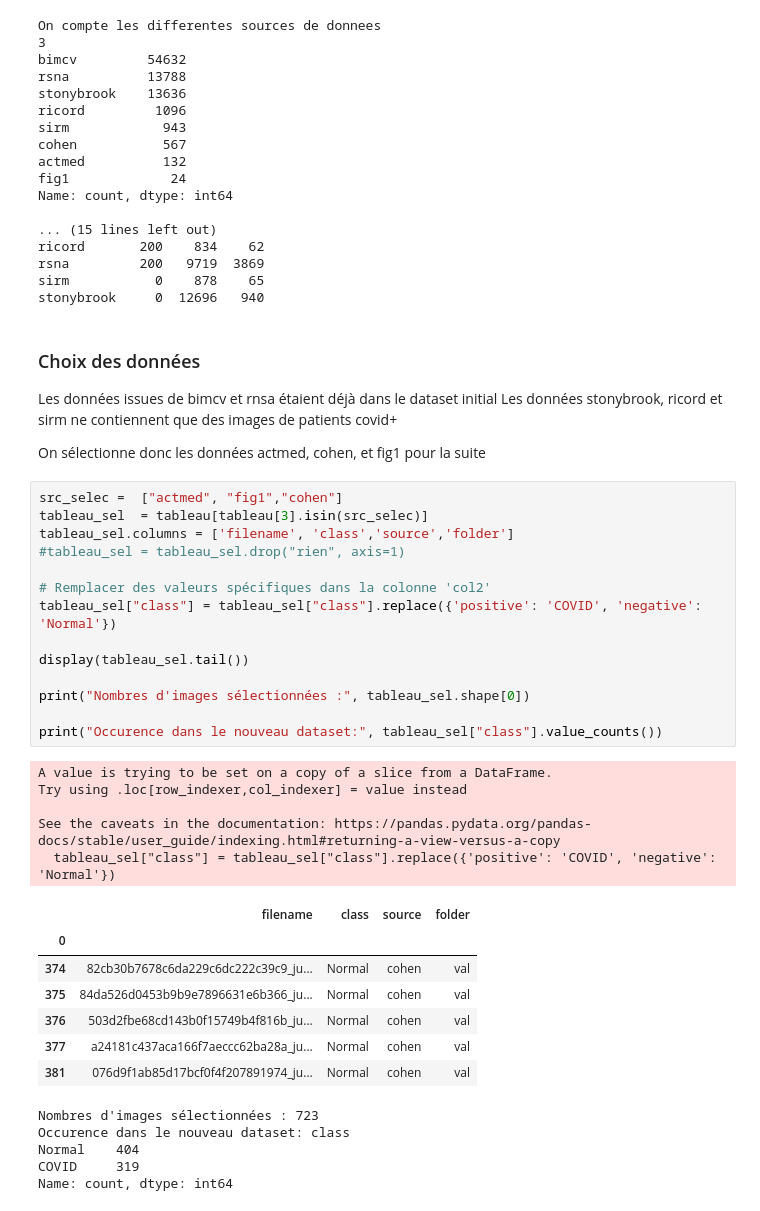
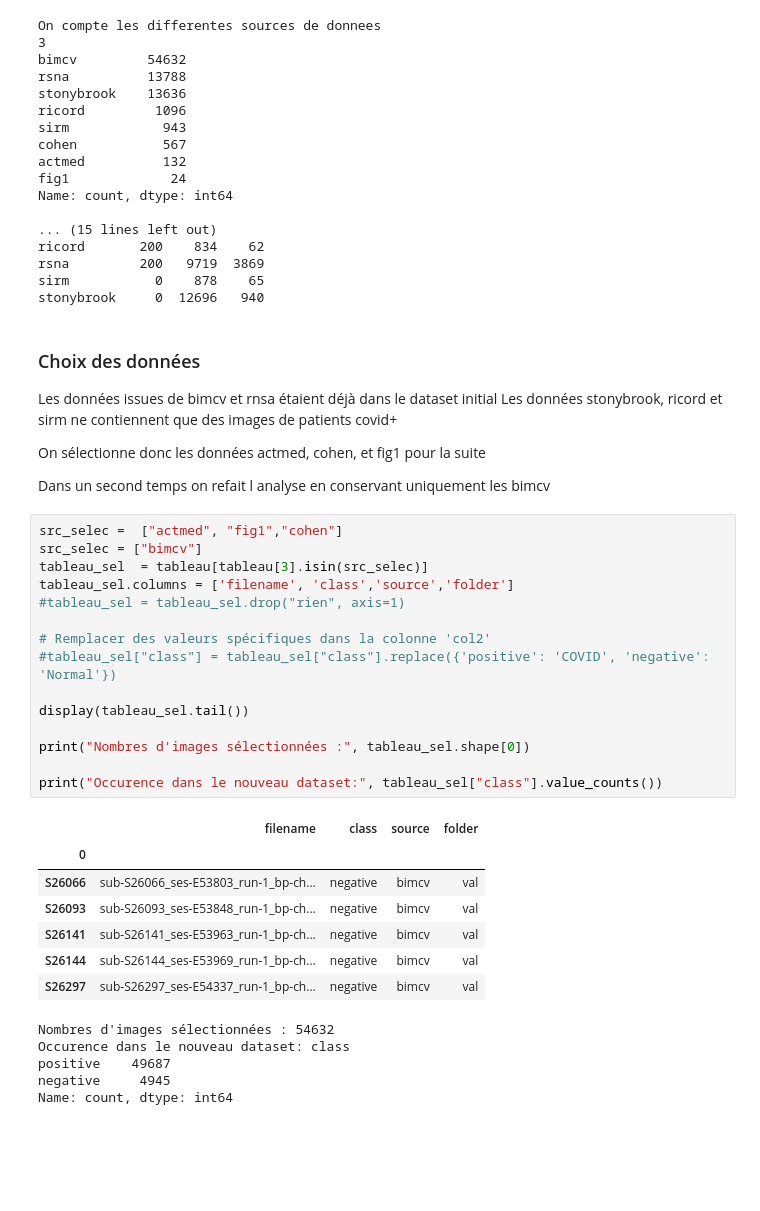
Before and after one commit to mmelkowski/radio_pulmo, a Jupyter notebook: notebooks/CHO_notebook_explore_new_data.ipynb, the cells around one changed output. Saved outputs shown, nothing was run; the diff lists cells and outputs as text; blank space fills up the shorter version.

```diff
--- a/notebooks/CHO_notebook_explore_new_data.ipynb
+++ b/notebooks/CHO_notebook_explore_new_data.ipynb
@@ -134,37 +134,35 @@ Les données issues de bimcv et rnsa étaient déjà dans le dataset initial
 Les données stonybrook, ricord et sirm ne contiennent que des images de patients covid+
 
 On sélectionne donc les données actmed, cohen, et fig1  pour la suite
+
+Dans un second temps on refait l analyse en conservant uniquement les bimcv
 # %%
 src_selec =  ["actmed", "fig1","cohen"]
+src_selec = ["bimcv"]
 tableau_sel  = tableau[tableau[3].isin(src_selec)]
 tableau_sel.columns = ['filename', 'class','source','folder']
 #tableau_sel = tableau_sel.drop("rien", axis=1)
 
 # Remplacer des valeurs spécifiques dans la colonne 'col2'
-tableau_sel["class"] = tableau_sel["class"].replace({'positive': 'COVID', 'negative': 'Normal'})
+#tableau_sel["class"] = tableau_sel["class"].replace({'positive': 'COVID', 'negative': 'Normal'})
 
 display(tableau_sel.tail())
 
 print("Nombres d'images sélectionnées :", tableau_sel.shape[0])
 
 print("Occurence dans le nouveau dataset:", tableau_sel["class"].value_counts())
 # %% [output]
+|  | filename | class | source | folder |
+| 0 |  |  |  |  |
+| S26066 | sub-S26066_ses-E53803_run-1_bp-ch... | negative | bimcv | val |
+| S26093 | sub-S26093_ses-E53848_run-1_bp-ch... | negative | bimcv | val |
+| S26141 | sub-S26141_ses-E53963_run-1_bp-ch... | negative | bimcv | val |
+| S26144 | sub-S26144_ses-E53969_run-1_bp-ch... | negative | bimcv | val |
+| S26297 | sub-S26297_ses-E54337_run-1_bp-ch... | negative | bimcv | val |
-A value is trying to be set on a copy of a slice from a DataFrame.
-Try using .loc[row_indexer,col_indexer] = value instead
-
-See the caveats in the documentation: https://pandas.pydata.org/pandas-docs/stable/user_guide/indexing.html#returning-a-view-versus-a-copy
-  tableau_sel["class"] = tableau_sel["class"].replace({'positive': 'COVID', 'negative': 'Normal'})
+Nombres d'images sélectionnées : 54632
+Occurence dans le nouveau dataset: class
+positive    49687
+negative     4945
+Name: count, dtype: int64
-|  | filename | class | source | folder |
-| 0 |  |  |  |  |
-| 374 | 82cb30b7678c6da229c6dc222c39c9_ju... | Normal | cohen | val |
-| 375 | 84da526d0453b9b9e7896631e6b366_ju... | Normal | cohen | val |
-| 376 | 503d2fbe68cd143b0f15749b4f816b_ju... | Normal | cohen | val |
-| 377 | a24181c437aca166f7aeccc62ba28a_ju... | Normal | cohen | val |
-| 381 | 076d9f1ab85d17bcf0f4f207891974_ju... | Normal | cohen | val |
-Nombres d'images sélectionnées : 723
-Occurence dans le nouveau dataset: class
-Normal    404
-COVID     319
-Name: count, dtype: int64
 # %%
 # On exporte le fichier des données selectionnées
```
Also changed, not shown: parts of 3 cells of this notebook, 1 other file.
